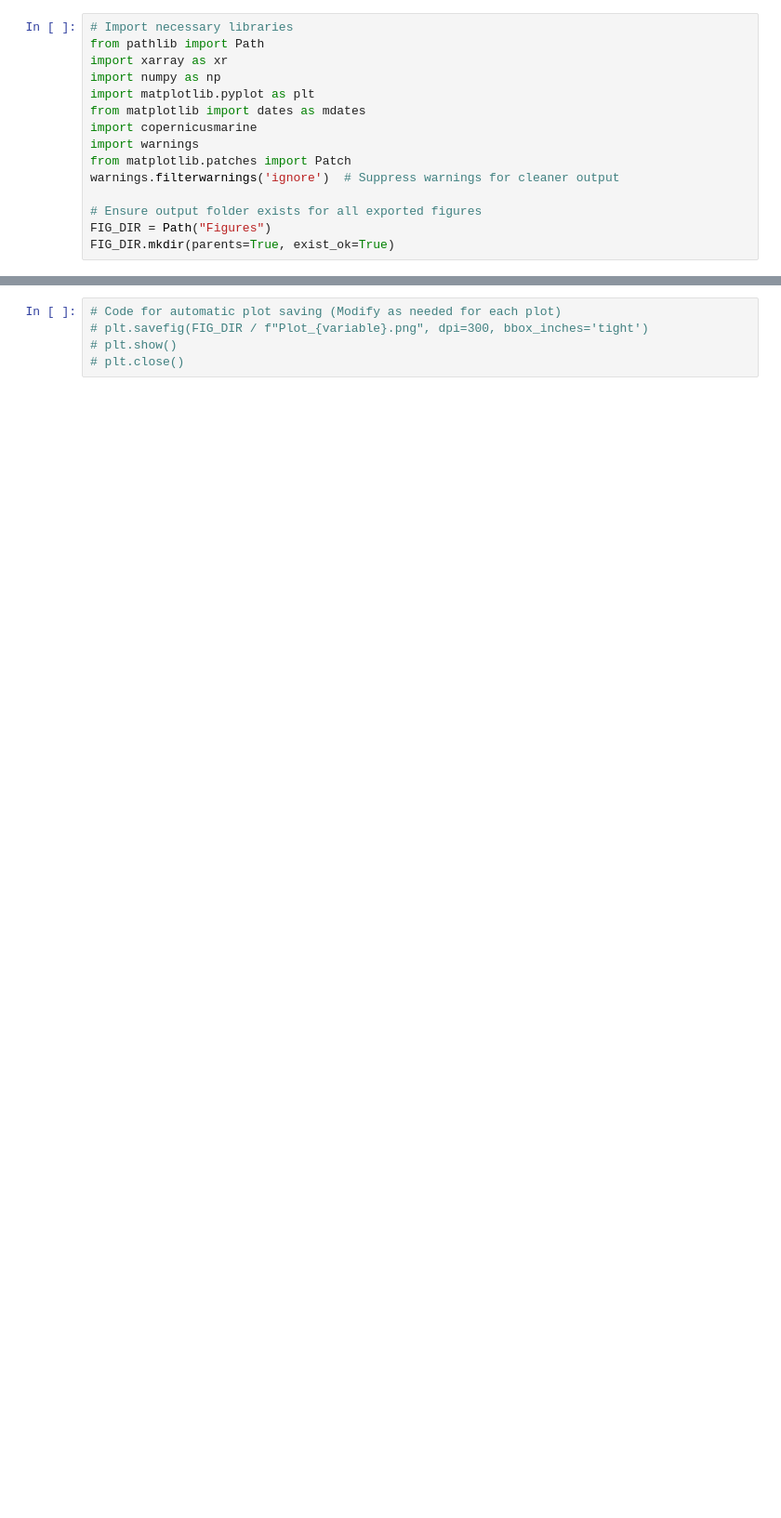
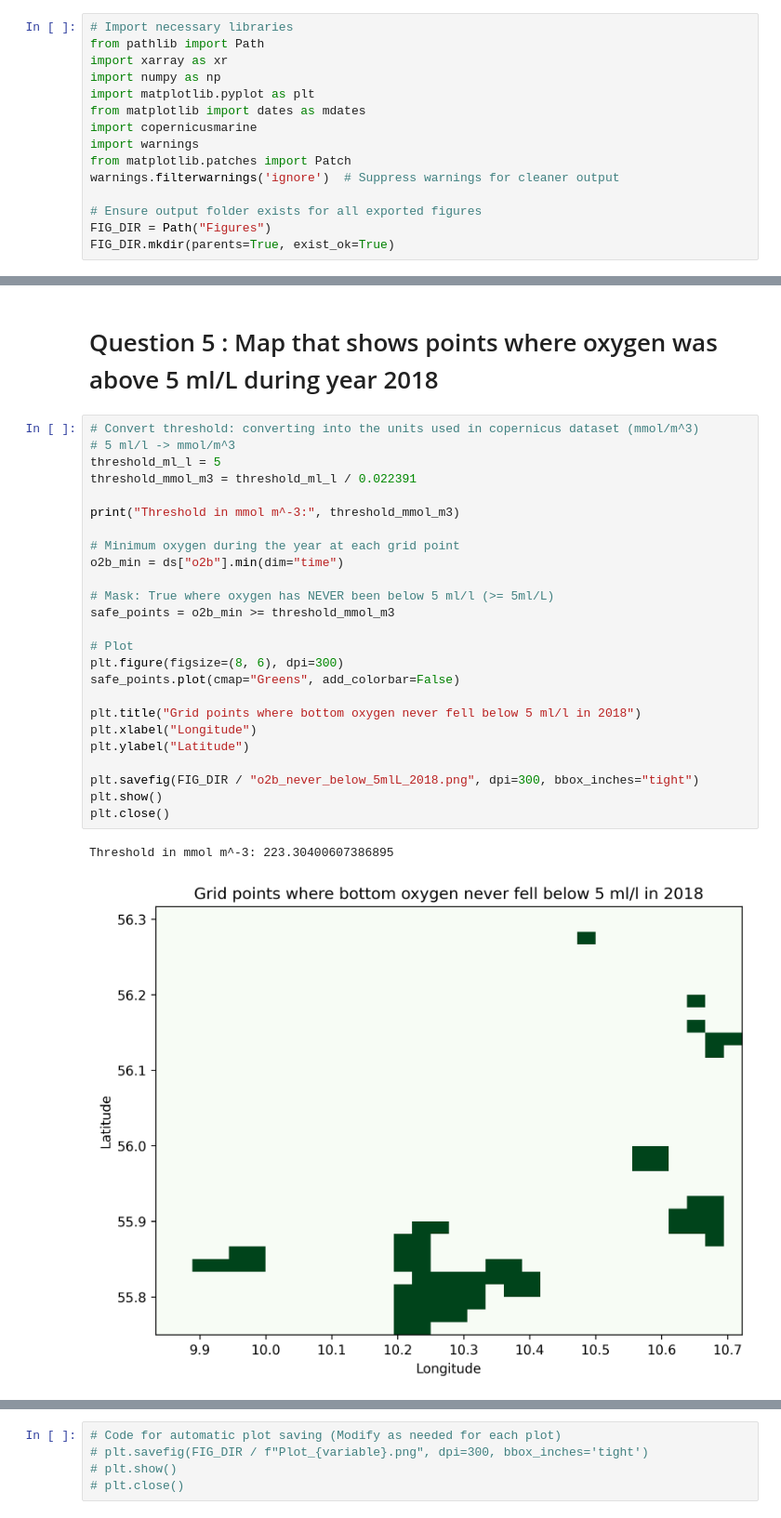
Before and after one commit to natslimak/OceanCourses, a Jupyter notebook: DigitalOcean/Assignment_3/Script3.ipynb, the cells around one changed output, grey strips where cells are left out. Shown at 93% size. Saved outputs shown, nothing was run; the diff lists cells and outputs as text; blank space fills up the shorter version.

```diff
--- a/DigitalOcean/Assignment_3/Script3.ipynb
+++ b/DigitalOcean/Assignment_3/Script3.ipynb
@@ -71,0 +143,30 @@ ds_deptho = xr.open_dataset("Data/cmems_deptho_2018.nc")
+# %% [markdown]
+# Question 5 : Map that shows points where oxygen was above 5 ml/L during year 2018
+# %%
+# Convert threshold: converting into the units used in copernicus dataset (mmol/m^3)
+# 5 ml/l -> mmol/m^3
+threshold_ml_l = 5
+threshold_mmol_m3 = threshold_ml_l / 0.022391
+
+print("Threshold in mmol m^-3:", threshold_mmol_m3)
+
+# Minimum oxygen during the year at each grid point
+o2b_min = ds["o2b"].min(dim="time")
+
+# Mask: True where oxygen has NEVER been below 5 ml/l (>= 5ml/L)
+safe_points = o2b_min >= threshold_mmol_m3
+
+# Plot
+plt.figure(figsize=(8, 6), dpi=300)
+safe_points.plot(cmap="Greens", add_colorbar=False)
+
+plt.title("Grid points where bottom oxygen never fell below 5 ml/l in 2018")
+plt.xlabel("Longitude")
+plt.ylabel("Latitude")
+
+plt.savefig(FIG_DIR / "o2b_never_below_5mlL_2018.png", dpi=300, bbox_inches="tight")
+plt.show()
+plt.close()
+# %% [output]
+Threshold in mmol m^-3: 223.30400607386895
+[figure, added]
```
Also changed, not shown: parts of 15 cells of this notebook, 3 other files.
